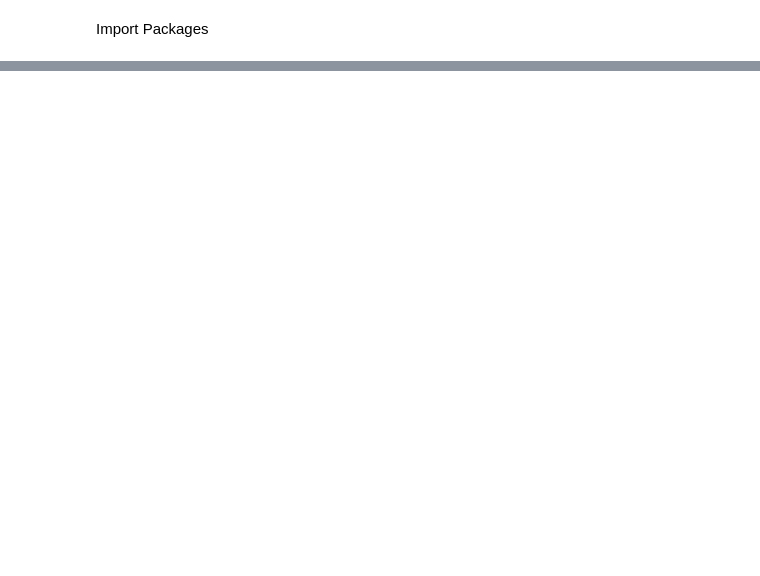
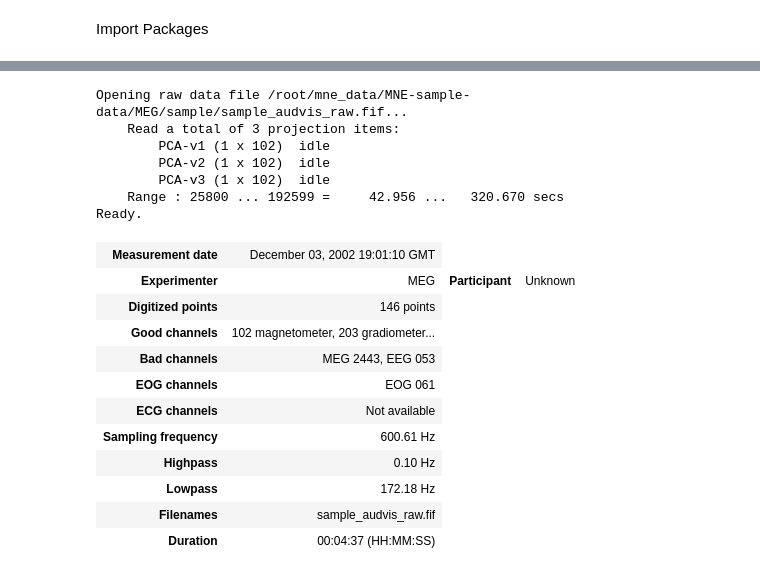
Before and after one commit to Taranks7/AVIMA, a Jupyter notebook: AVIMA_analysis.ipynb, the cells around one changed output, grey strips where cells are left out. Saved outputs shown, nothing was run; the diff lists cells and outputs as text; code cells hidden in the pictures; blank space fills up the shorter version.

```diff
--- a/AVIMA_analysis.ipynb
+++ b/AVIMA_analysis.ipynb
@@ -17,0 +21,6 @@ Successfully installed mne-0.23.0
+# %%
+sample_data_dir = mne.datasets.sample.data_path() # MEG and EEG recordings of audio-visual data
+
+# Convert to a pathlib.Path
+sample_data_dir = pathlib.Path(sample_data_dir)
+sample_data_dir
@@ -17,0 +40,24 @@ Successfully installed mne-0.23.0
+# %%
+raw_path = sample_data_dir / 'MEG' / 'sample' / 'sample_audvis_raw.fif'
+raw = mne.io.read_raw(raw_path)
+raw
+# %% [output]
+Opening raw data file /root/mne_data/MNE-sample-data/MEG/sample/sample_audvis_raw.fif...
+    Read a total of 3 projection items:
+        PCA-v1 (1 x 102)  idle
+        PCA-v2 (1 x 102)  idle
+        PCA-v3 (1 x 102)  idle
+    Range : 25800 ... 192599 =     42.956 ...   320.670 secs
+Ready.
+| Measurement date | December 03, 2002 19:01:10 GMT |
+| Experimenter | MEG | Participant | Unknown |
+| Digitized points | 146 points |
+| Good channels | 102 magnetometer, 203 gradiometer... |
+| Bad channels | MEG 2443, EEG 053 |
+| EOG channels | EOG 061 |
+| ECG channels | Not available |
+| Sampling frequency | 600.61 Hz |
+| Highpass | 0.10 Hz |
+| Lowpass | 172.18 Hz |
+| Filenames | sample_audvis_raw.fif |
+| Duration | 00:04:37 (HH:MM:SS) |
```
Also changed, not shown: parts of 7 cells of this notebook.
